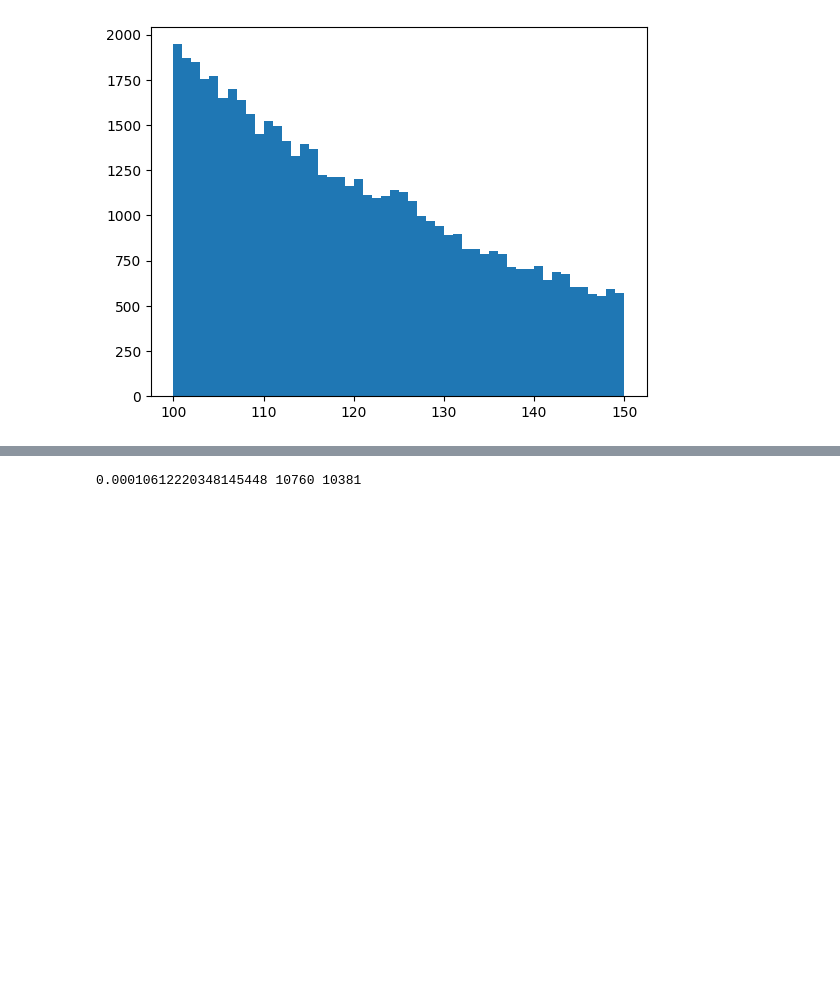
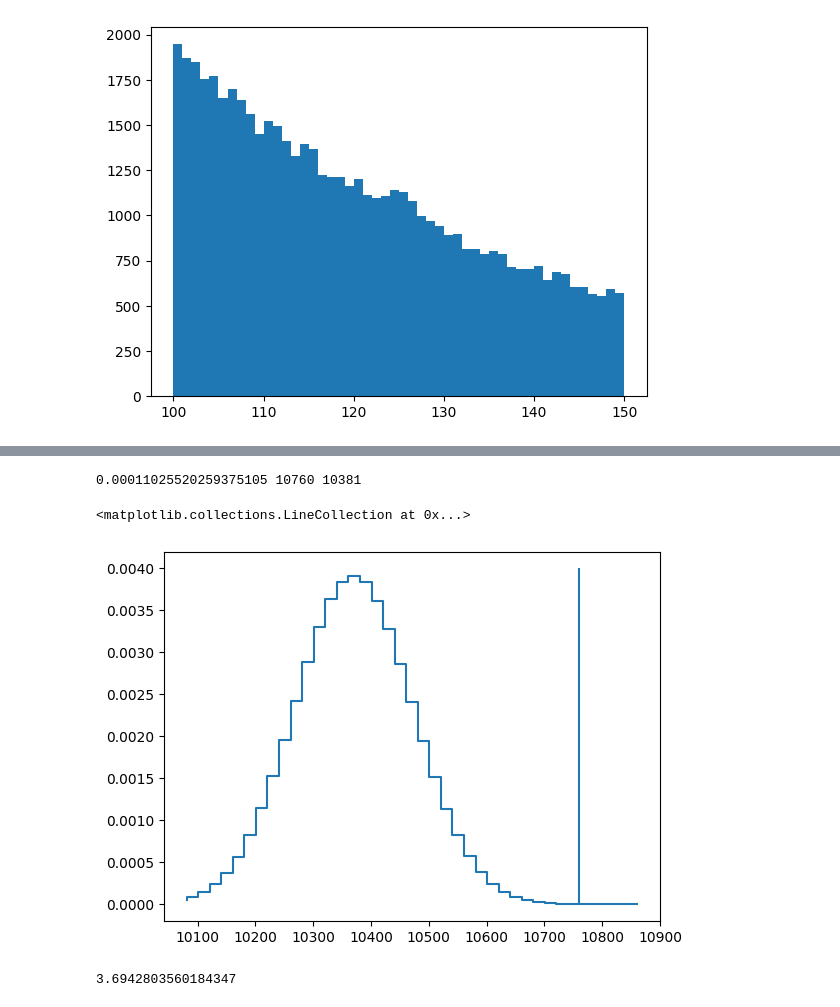
Before and after one commit to ABoldetti/statistics_and_ML, a Jupyter notebook: W2/Week2_Exercise.ipynb, the cells around one changed output, grey strips where cells are left out. Cells and saved outputs as stored; diff of their text form; code cells hidden in the pictures; blank space fills up the shorter version.

```diff
--- a/W2/Week2_Exercise.ipynb
+++ b/W2/Week2_Exercise.ipynb
@@ -87,20 +87,33 @@ tau = bg.values["tau"]
 # %%
 bg_model = expon( loc = 0 , scale = tau)
 
 rate = (bg_model.cdf(sig_max) - bg_model.cdf(sig_min))/(-bg_model.cdf(min_data) + bg_model.cdf(max_data))
 
 n_expected = int(np.round(len(data) * rate))
 
 n_signal = len(data) - len(bg_data)
 
 
 from scipy.stats import poisson
 
-p_val = poisson.sf( n_signal , mu= n_expected)
+p_val = poisson.sf( n_signal - 1 , mu= n_expected)
 
 print(p_val , n_signal , n_expected)
 
 
-x_plot = np.linspace()
+x_plot = np.arange(n_expected - 300, n_expected + 500 , 20)
+y_plot = poisson.pmf(x_plot, mu=n_expected)
+
+plt.step(x_plot , y_plot)
+plt.vlines( n_signal , 0, 0.004)
 # %% [output]
-0.00010612220348145448 10760 10381
+0.00011025520259375105 10760 10381
+<matplotlib.collections.LineCollection at 0x...>
+[figure, added]
+# %%
+from scipy.stats import norm
+
+z_score = norm.ppf( 1 - p_val)
+print(z_score)
+# %% [output]
+3.6942803560184347
```
Also changed, not shown: parts of 4 cells of this notebook.
